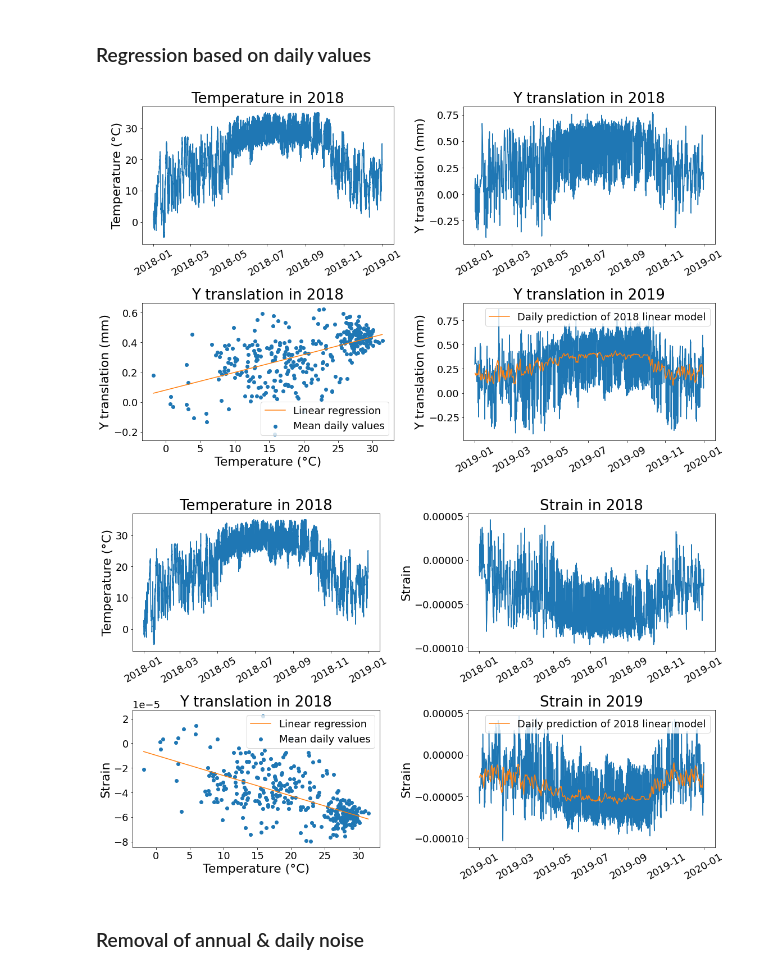
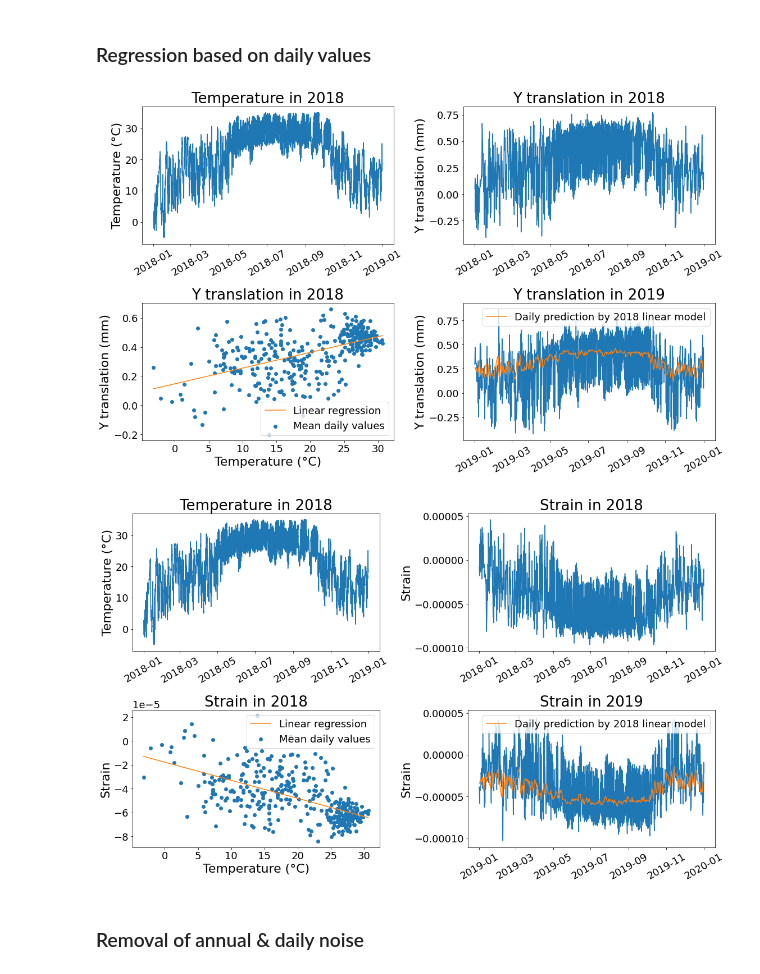
Before and after one commit to jerbaroo/bridge-sim, a Jupyter notebook: notebooks/piers.ipynb, the cells around one changed output. Saved outputs shown, nothing was run; the diff lists cells and outputs as text; code cells hidden in the pictures.

```diff
--- a/notebooks/piers.ipynb
+++ b/notebooks/piers.ipynb
@@ -97,7 +97,7 @@ july_2019_i, july_2019_j = temperature.from_to_indices(temps_2019, from_, to)
 effect_july_2019_y = effect_2019_y[july_2019_i:july_2019_j]
 effect_july_2019_s = effect_2019_s[july_2019_i:july_2019_j]
 
-temp_effect_july_y = temperature.apply(effect=effect_july_2019_y, responses=traffic_array_1)
+temp_effect_july_y = temperature.apply(effect=effect_july_2019_y, responses=traffic_array_0)
 temp_effect_july_s = temperature.apply(effect=effect_july_2019_s, responses=traffic_array_0)
 
 ############
@@ -626,9 +626,9 @@ regress_dates_2018 = []
 for i in range(int(num_days_2018)):
     lo = i * daily_samples
     hi = lo + daily_samples
-    regress_temps_2018.append(np.mean(temps_2018["temp"][lo:hi]))
-    regress_y_2018.append(np.mean(effect_2018_y[lo:hi]))
-    regress_s_2018.append(np.mean(effect_2018_s[lo:hi]))
+    regress_temps_2018.append(np.median(temps_2018["temp"][lo:hi]))
+    regress_y_2018.append(np.median(effect_2018_y[lo:hi]))
+    regress_s_2018.append(np.median(effect_2018_s[lo:hi]))
     regress_dates_2018.append(temps_2018["datetime"][int((lo + hi) / 2)])
 regress_temps_2018 = np.array(regress_temps_2018)
 regress_y_2018 = np.array(regress_y_2018)
@@ -643,7 +643,7 @@ regress_dates_2019 = []
 for i in range(int(num_days_2019)):
     lo = i * daily_samples
     hi = lo + daily_samples
-    regress_temps_2019.append(np.mean(temps_2019["temp"][lo:hi]))
+    regress_temps_2019.append(np.median(temps_2019["temp"][lo:hi]))
     regress_dates_2019.append(temps_2019["datetime"][int((lo + hi) / 2)])
 regress_temps_2019 = np.array(regress_temps_2019)
 regress_dates_2019 = np.array(regress_dates_2019)
@@ -672,7 +672,7 @@ plt.xlabel("Temperature (°C)")
 plt.title("Y translation in 2018")
 plt.subplot(2, 2, 4)
 plt.plot(temps_2019["datetime"], effect_2019_y)
-plt.plot(regress_dates_2019, lr_y_2018.predict(regress_temps_2019.reshape(-1, 1)), label="Daily prediction of 2018 linear model")
+plt.plot(regress_dates_2019, lr_y_2018.predict(regress_temps_2019.reshape(-1, 1)), label="Daily prediction by 2018 linear model")
 plt.legend()
 plt.ylabel("Y translation (mm)")
 plt.title("Y translation in 2019")
@@ -680,40 +680,40 @@ plt.xticks(rotation=30)
 plt.tight_layout()
 # plt.gcf().autofmt_xdate()
 # %% [output]
-[figure, old version]
+[figure, new version]
 # %%
 plt.landscape()
 plt.subplot(2, 2, 1)
 plt.plot(temps_2018["datetime"], temps_2018["temp"])
 plt.ylabel("Temperature (°C)")
 # plt.xlabel("Date")
 plt.title("Temperature in 2018")
 plt.xticks(rotation=30)
 plt.subplot(2, 2, 2)
 plt.plot(temps_2018["datetime"], effect_2018_s)
 plt.ylabel("Strain")
 plt.xticks(rotation=30)
 # plt.xlabel("Date")
 plt.title("Strain in 2018")
 plt.subplot(2, 2, 3)
 plt.scatter(regress_temps_2018, regress_s_2018, label="Mean daily values")
 lr_s_2018 = LinearRegression().fit(regress_temps_2018.reshape(-1, 1), regress_s_2018)
 x = np.linspace(min(regress_temps_2018), max(regress_temps_2018), 100).reshape(-1, 1)
 plt.plot(x, lr_s_2018.predict(x), color="tab:orange", label="Linear regression")
 plt.legend()
 plt.ylabel("Strain")
 plt.xlabel("Temperature (°C)")
-plt.title("Y translation in 2018")
+plt.title("Strain in 2018")
 plt.subplot(2, 2, 4)
 plt.plot(temps_2019["datetime"], effect_2019_s)
-plt.plot(regress_dates_2019, lr_s_2018.predict(regress_temps_2019.reshape(-1, 1)), label="Daily prediction of 2018 linear model")
+plt.plot(regress_dates_2019, lr_s_2018.predict(regress_temps_2019.reshape(-1, 1)), label="Daily prediction by 2018 linear model")
 plt.legend()
 plt.ylabel("Strain")
 plt.title("Strain in 2019")
 plt.xticks(rotation=30)
 plt.tight_layout()
 # %% [output]
-[figure, old version]
+[figure, new version]
 # %% [markdown]
 ### Removal of annual & daily noise
 # %%
```
Also changed, not shown: parts of 10 cells of this notebook.
